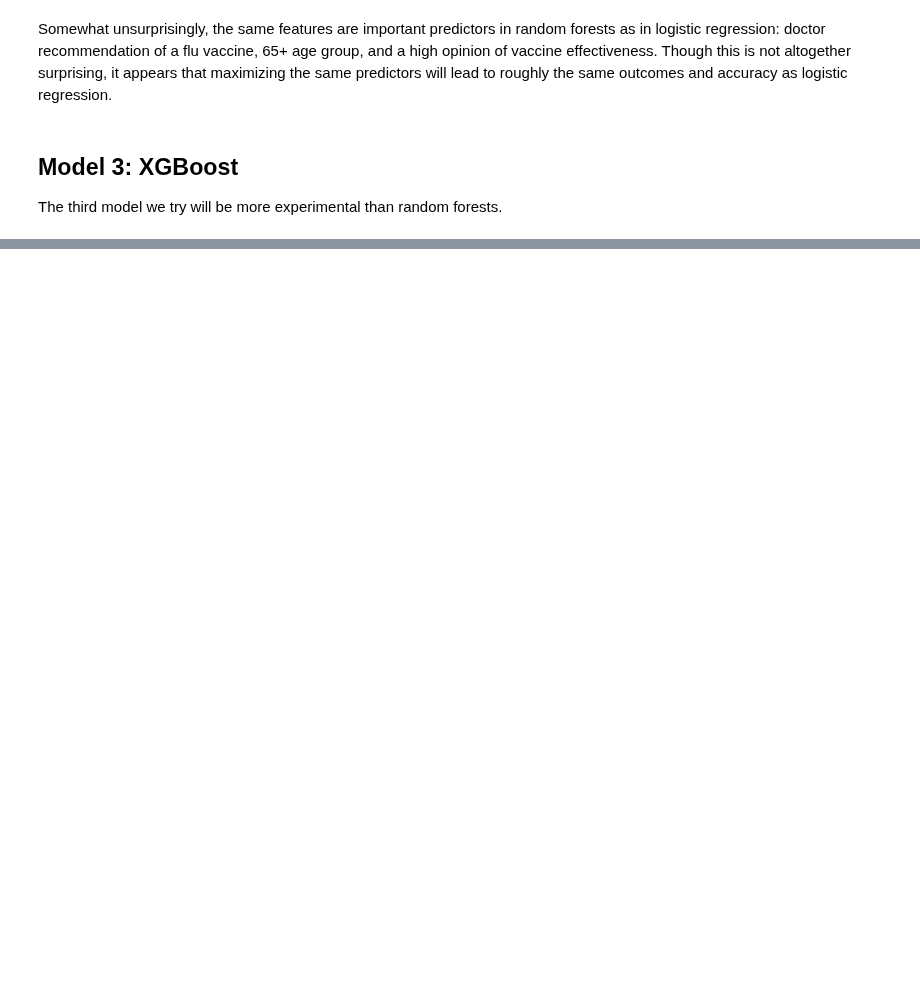
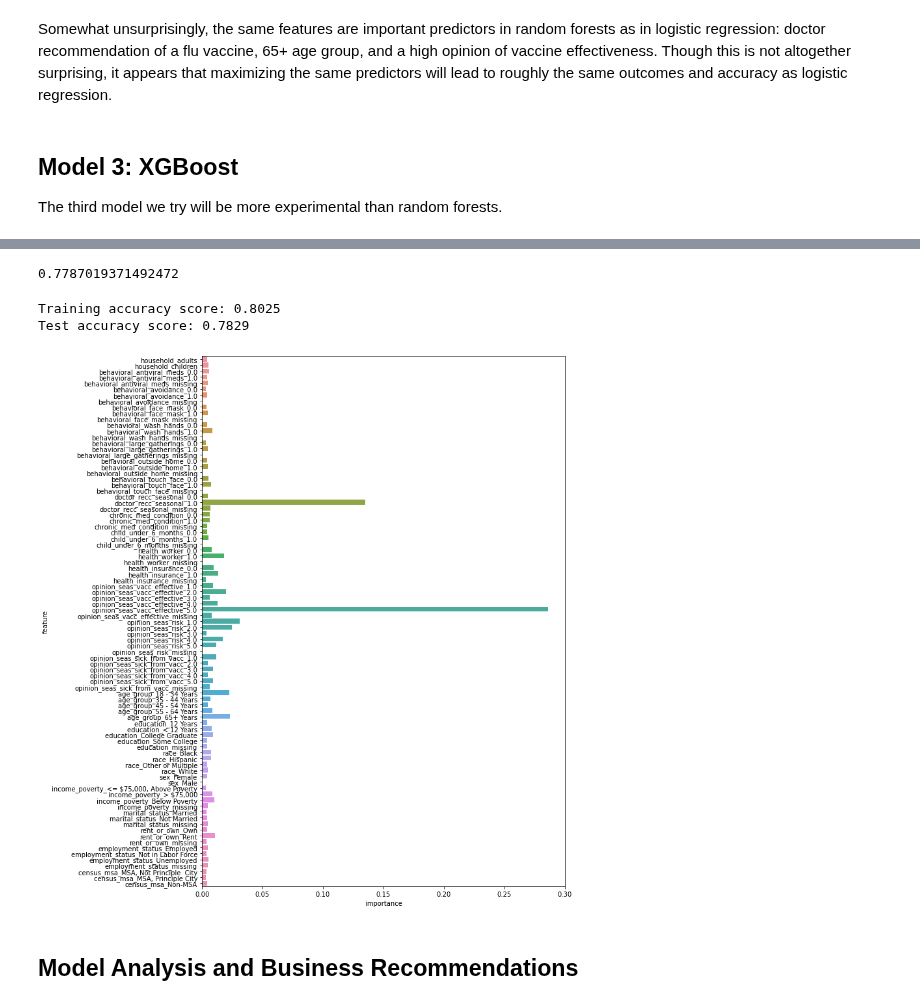
Before and after one commit to adobronyi/predicting_seasonal_flu_vaccines, a Jupyter notebook: student_v1.ipynb, the cells around one changed output, grey strips where cells are left out. Drawn from its saved outputs; the diff is of its cells as text; code cells hidden in the pictures; blank space fills up the shorter version.

```diff
--- a/student_v1.ipynb
+++ b/student_v1.ipynb
@@ -660,0 +657,12 @@ ValueError: DataFrame.dtypes for data must be int, float or bool.
+# %%
+# third xgb grid search
+params_xg_3 = {
+    'learning_rate': [0.1,0.3],
+    'max_depth': [6],
+    'min_child_weight': [2,3],
+    'subsample': [0.5, 0.7],
+    'n_estimators': [30,50,80],
+}
+
+xg_gs_3 = GridSearchCV(clf,params_xg_3,cv=3)
+xg_gs_3.fit(X_train_xg,y_train)
@@ -660,0 +704,12 @@ ValueError: DataFrame.dtypes for data must be int, float or bool.
+# %%
+# fourth xgb grid search
+params_xg_4 = {
+    'learning_rate': [0.1],
+    'max_depth': [6,10,15],
+    'min_child_weight': [2],
+    'subsample': [0.7],
+    'n_estimators': [30,50,80],
+}
+
+xg_gs_4 = GridSearchCV(clf,params_xg_4,cv=3)
+xg_gs_4.fit(X_train_xg,y_train)
@@ -660,0 +750,12 @@ ValueError: DataFrame.dtypes for data must be int, float or bool.
+# %%
+# fifth xgb grid search
+params_xg_5 = {
+    'learning_rate': [0.1],
+    'max_depth': [6],
+    'min_child_weight': [2],
+    'subsample': [0.7],
+    'n_estimators': [50]
+}
+
+xg_gs_5 = GridSearchCV(clf,params_xg_5,cv=3)
+xg_gs_5.fit(X_train_xg,y_train)
@@ -660,0 +795,4 @@ ValueError: DataFrame.dtypes for data must be int, float or bool.
+# %%
+xg_final = XGBClassifier(random_state=42,learning_rate=0.1,max_depth=6,min_child_weight=2,n_estimators=50,
+                        subsample=0.7)
+xg_final.fit(X_train_xg,y_train)
@@ -660,0 +808,19 @@ ValueError: DataFrame.dtypes for data must be int, float or bool.
+# %%
+np.mean(cross_val_score(xg_final,X_train_xg,y_train,cv=5))
+# %% [output]
+0.7787019371492472
+# %%
+print('Training accuracy score:',round(accuracy_score(xg_final.predict(X_train_xg),y_train),4))
+print('Test accuracy score:',round(accuracy_score(xg_final.predict(X_test_xg),y_test),4))
+# %% [output]
+Training accuracy score: 0.8025
+Test accuracy score: 0.7829
+# %%
+feature_importance_xg = pd.DataFrame({'feature':X_train.columns,'importance':xg_final.feature_importances_})
+
+f,ax = plt.subplots(figsize=(10,15))
+sns.barplot(x='importance',y='feature',data=feature_importance_xg,orient='h');
+# %% [output]
+[figure, added]
+# %% [markdown]
+## Model Analysis and Business Recommendations
```
Also changed, not shown: parts of 111 cells of this notebook.
